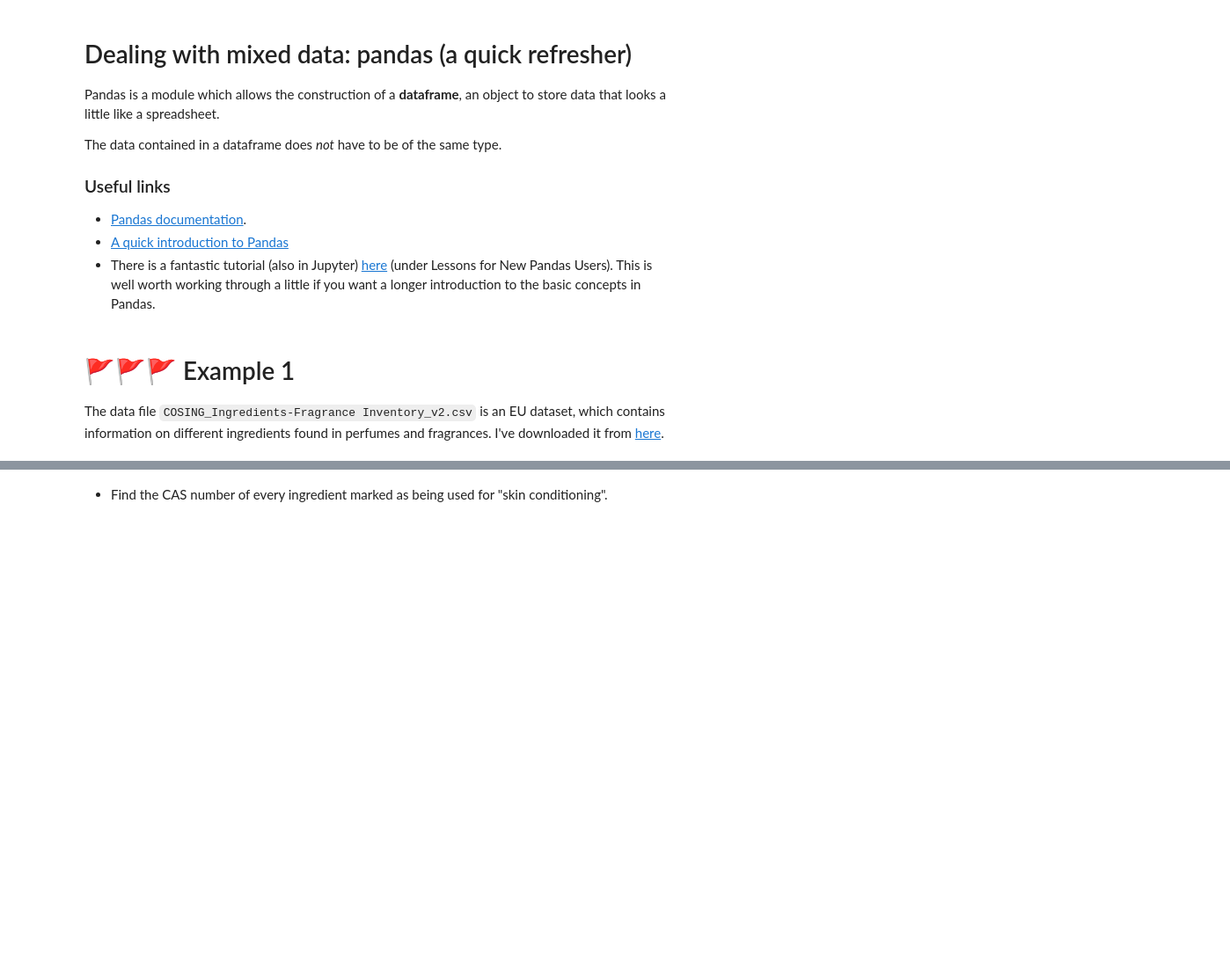
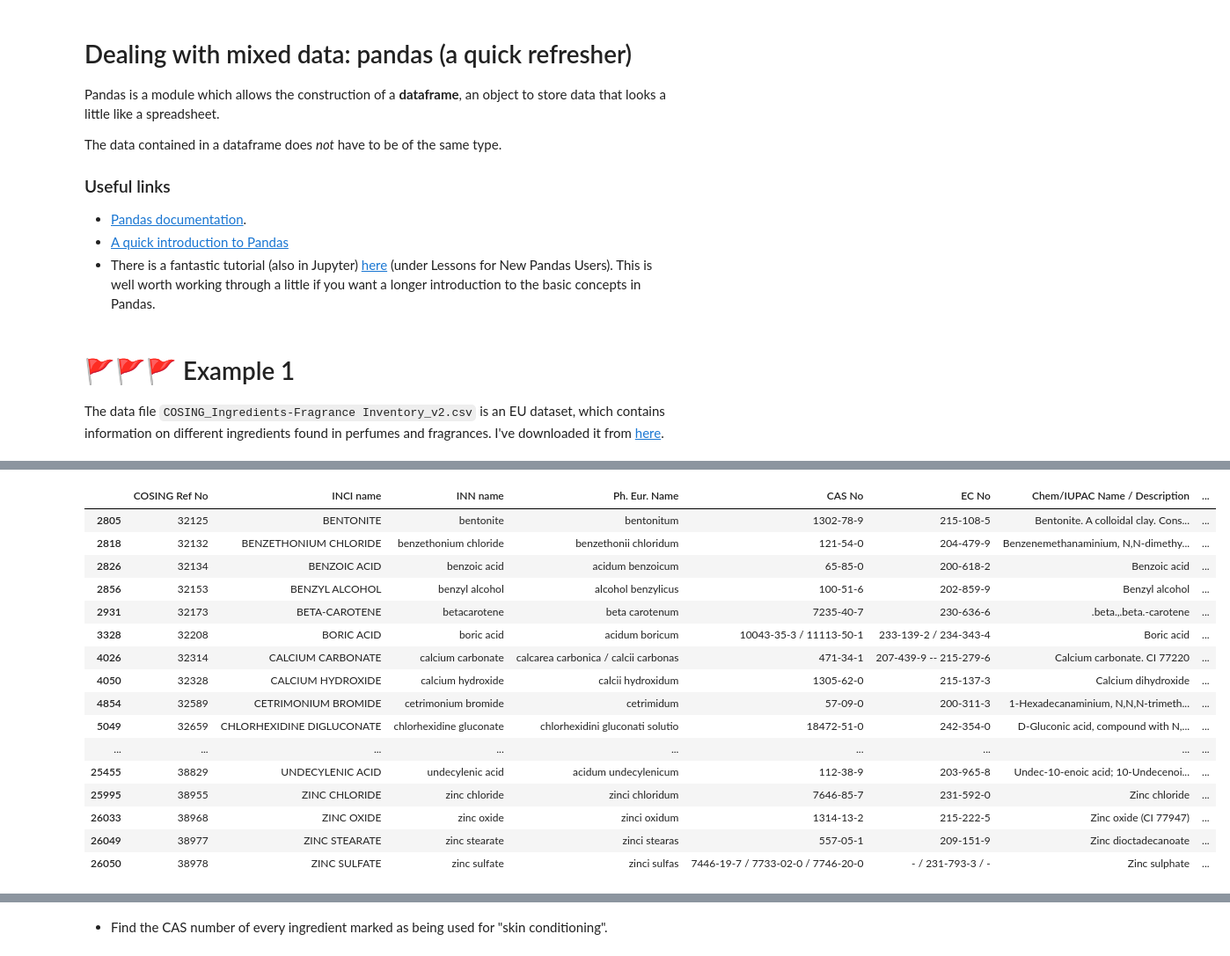
Before and after one commit to chdesvages/ddi-real-data-7mar23, a Jupyter notebook: presentation.ipynb, the cells around one changed output, grey strips where cells are left out. Shown: that part at 88% size. Saved outputs shown, nothing was run; the diff lists cells and outputs as text; code cells hidden in the pictures; blank space fills up the shorter version.

```diff
--- a/presentation.ipynb
+++ b/presentation.ipynb
@@ -74,0 +112,25 @@ frag.head(10)
+# %%
+# len(frag['Function'].unique())
+# frag.loc[frag['Function'] == 'SKIN CONDITIONING', 'CAS No'].dropna()
+# frag.loc[frag['Function'] == 'SKIN CONDITIONING', 'CAS No'].fillna('-')
+
+# Simple but very drastic
+frag.dropna()
+# %% [output]
+|  | COSING Ref No | INCI name | INN name | Ph. Eur. Name | CAS No | EC No | Chem/IUPAC Name / Description | ... |
+| 2805 | 32125 | BENTONITE | bentonite | bentonitum | 1302-78-9 | 215-108-5 | Bentonite. A colloidal clay. Cons... | ... |
+| 2818 | 32132 | BENZETHONIUM CHLORIDE | benzethonium chloride | benzethonii chloridum | 121-54-0 | 204-479-9 | Benzenemethanaminium, N,N-dimethy... | ... |
+| 2826 | 32134 | BENZOIC ACID | benzoic acid | acidum benzoicum | 65-85-0 | 200-618-2 | Benzoic acid | ... |
+| 2856 | 32153 | BENZYL ALCOHOL | benzyl alcohol | alcohol benzylicus | 100-51-6 | 202-859-9 | Benzyl alcohol | ... |
+| 2931 | 32173 | BETA-CAROTENE | betacarotene | beta carotenum | 7235-40-7 | 230-636-6 | .beta.,.beta.-carotene | ... |
+| 3328 | 32208 | BORIC ACID | boric acid | acidum boricum | 10043-35-3 / 11113-50-1 | 233-139-2 / 234-343-4 | Boric acid | ... |
+| 4026 | 32314 | CALCIUM CARBONATE | calcium carbonate | calcarea carbonica / calcii carbonas | 471-34-1 | 207-439-9 -- 215-279-6 | Calcium carbonate. CI 77220 | ... |
+| 4050 | 32328 | CALCIUM HYDROXIDE | calcium hydroxide | calcii hydroxidum | 1305-62-0 | 215-137-3 | Calcium dihydroxide | ... |
+| 4854 | 32589 | CETRIMONIUM BROMIDE | cetrimonium bromide | cetrimidum | 57-09-0 | 200-311-3 | 1-Hexadecanaminium, N,N,N-trimeth... | ... |
+| 5049 | 32659 | CHLORHEXIDINE DIGLUCONATE | chlorhexidine gluconate | chlorhexidini gluconati solutio | 18472-51-0 | 242-354-0 | D-Gluconic acid, compound with N,... | ... |
+| ... | ... | ... | ... | ... | ... | ... | ... | ... |
+| 25455 | 38829 | UNDECYLENIC ACID | undecylenic acid | acidum undecylenicum | 112-38-9 | 203-965-8 | Undec-10-enoic acid; 10-Undecenoi... | ... |
+| 25995 | 38955 | ZINC CHLORIDE | zinc chloride | zinci chloridum | 7646-85-7 | 231-592-0 | Zinc chloride | ... |
+| 26033 | 38968 | ZINC OXIDE | zinc oxide | zinci oxidum | 1314-13-2 | 215-222-5 | Zinc oxide (CI 77947) | ... |
+| 26049 | 38977 | ZINC STEARATE | zinc stearate | zinci stearas | 557-05-1 | 209-151-9 | Zinc dioctadecanoate | ... |
+| 26050 | 38978 | ZINC SULFATE | zinc sulfate | zinci sulfas | 7446-19-7 / 7733-02-0 / 7746-20-0 | - / 231-793-3 / - | Zinc sulphate | ... |
```
Also changed, not shown: parts of 25 cells of this notebook.
